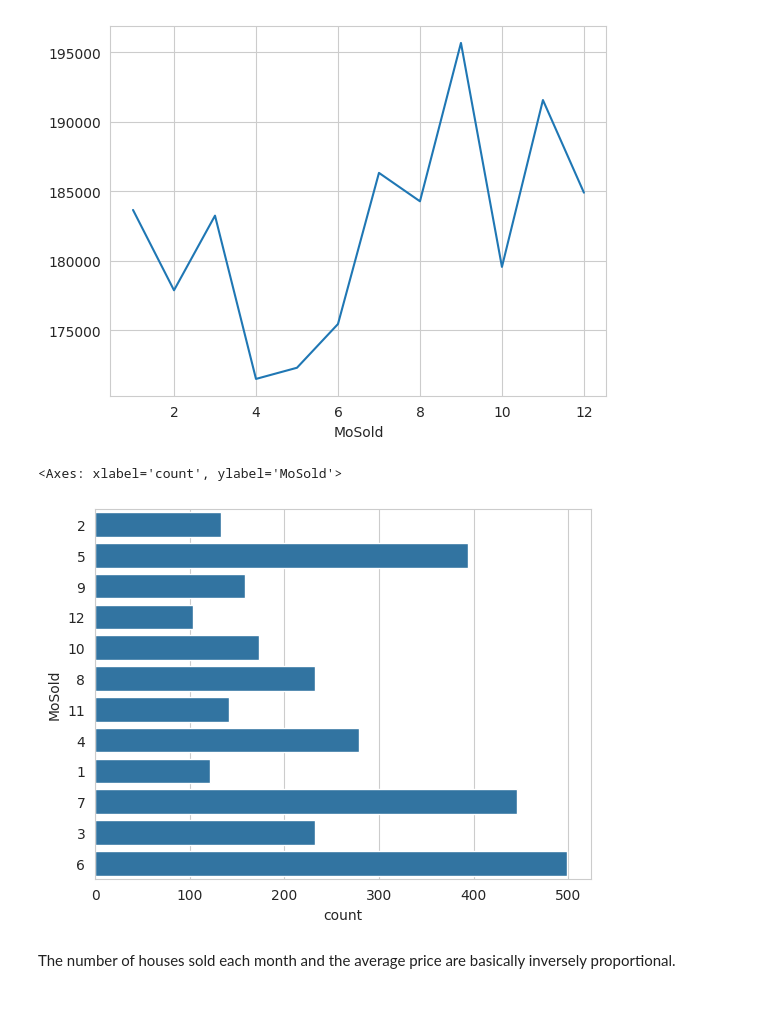
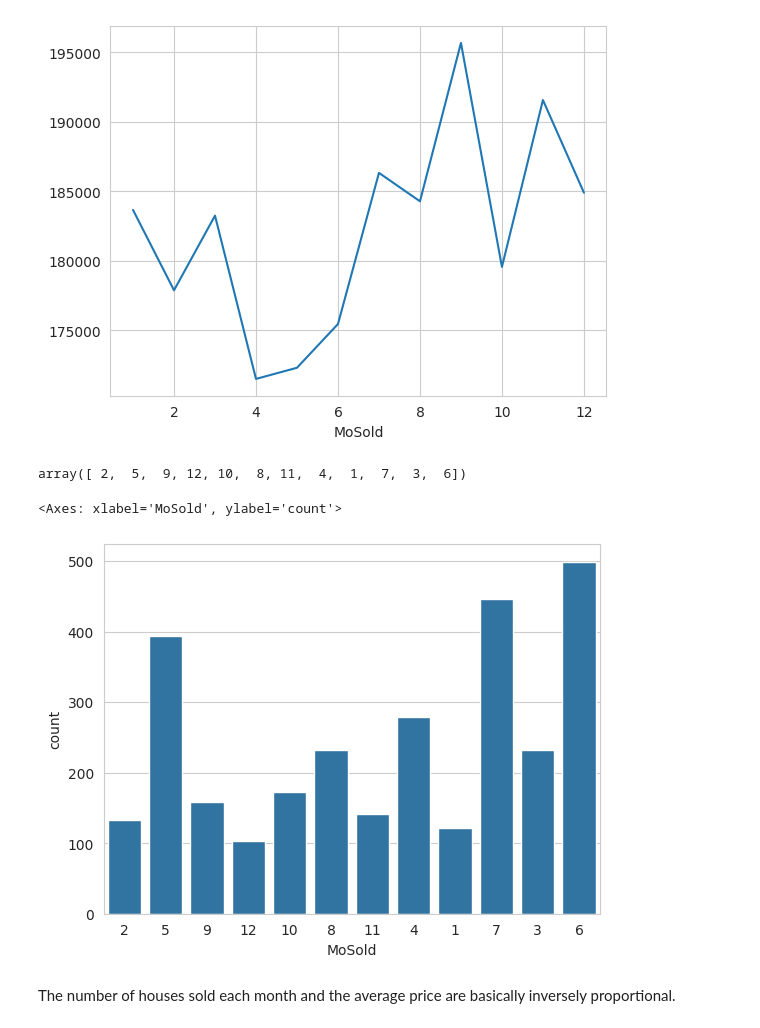
Before and after one commit to compu-flair/Kaggle_Advanced_House_Prices, a Jupyter notebook: Party_Time.ipynb, the cells around one changed output. Drawn from its saved outputs; the diff is of its cells as text; code cells hidden in the pictures.

```diff
--- a/Party_Time.ipynb
+++ b/Party_Time.ipynb
@@ -967,19 +967,21 @@ train_data['SalePrice'].groupby(train_data['MoSold']).mean().plot()
 # %% [output]
 <Axes: xlabel='MoSold'>
 [figure]
+# %%
+combined_data['MoSold'].unique()
+# %% [output]
+array([ 2,  5,  9, 12, 10,  8, 11,  4,  1,  7,  3,  6])
 # %%
-#TODO double check.
-
 # Visualize the distribution of house sales by month using a count plot.
 # Explanation:
 # - sns.countplot() creates a bar plot showing the number of houses sold in each month ('MoSold').
 # - combined_data['MoSold'] contains the month (as a string) when each house was sold.
 # - This plot helps identify seasonal patterns in house sales, such as peak and low sales months.
 # - Useful for feature engineering and understanding how sale timing may affect price or volume.
-sns.countplot(combined_data['MoSold'])
+sns.countplot(x='MoSold', data=combined_data.astype({'MoSold': str}))
 # %% [output]
-<Axes: xlabel='count', ylabel='MoSold'>
+<Axes: xlabel='MoSold', ylabel='count'>
-[figure, old version]
+[figure, new version]
 # %% [markdown]
 The number of houses sold each month and the average price are basically inversely proportional.
 # %%
```
Also changed, not shown: parts of 1 cell of this notebook.
